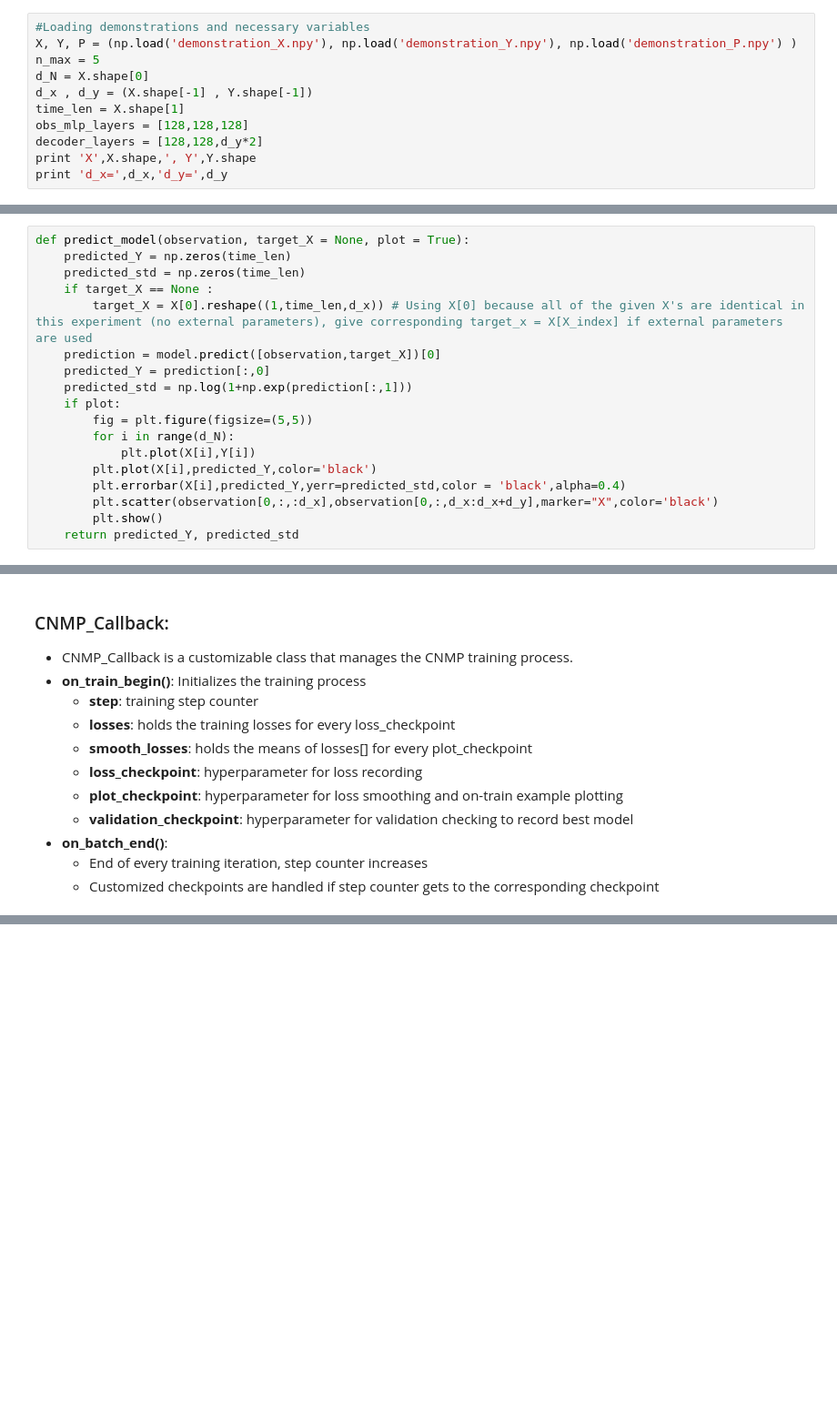
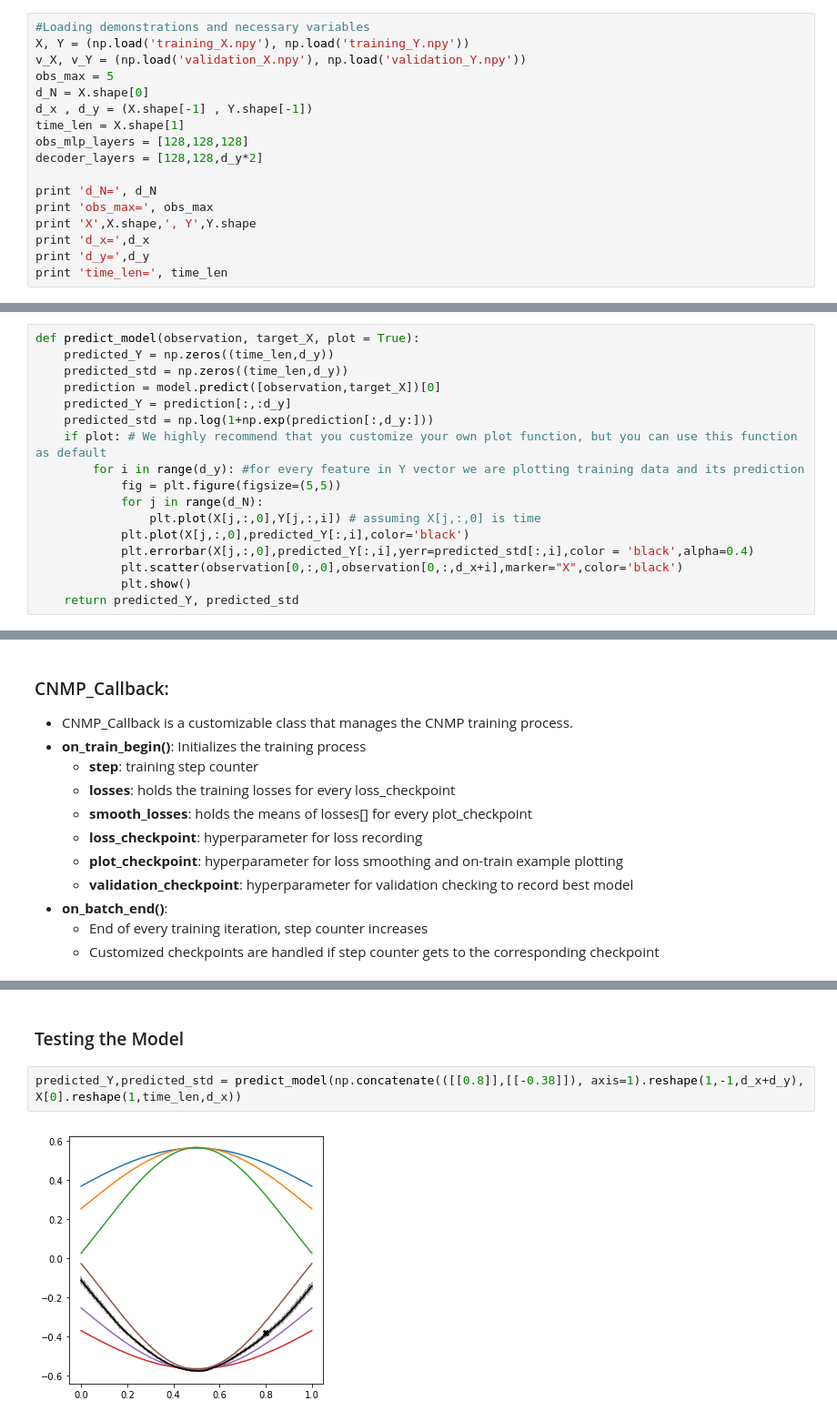
Before and after one commit to myunusseker/CNMP, a Jupyter notebook: Conditional Neural Movement Primitives.ipynb, the cells around one changed output, grey strips where cells are left out. Shown: that part at 91% size. Saved outputs shown, nothing was run; the diff lists cells and outputs as text; blank space fills up the shorter version.

```diff
--- a/Conditional Neural Movement Primitives.ipynb
+++ b/Conditional Neural Movement Primitives.ipynb
@@ -85,13 +89,19 @@ P  (6, 2)
 * <b>decoder_layers</b>: Hidden neuron numbers of the dense layers inside of the Decoder multi layer perceptron. Layer numbers can adapt to the list size. Last layer size is always 2*d_y and activation is Linear, others are ReLU activated.
 # %%
 #Loading demonstrations and necessary variables
-X, Y, P = (np.load('demonstration_X.npy'), np.load('demonstration_Y.npy'), np.load('demonstration_P.npy') )
-n_max = 5
+X, Y = (np.load('training_X.npy'), np.load('training_Y.npy'))
+v_X, v_Y = (np.load('validation_X.npy'), np.load('validation_Y.npy'))
+obs_max = 5
 d_N = X.shape[0]
 d_x , d_y = (X.shape[-1] , Y.shape[-1])
 time_len = X.shape[1]
 obs_mlp_layers = [128,128,128]
 decoder_layers = [128,128,d_y*2]
+
+print 'd_N=', d_N
+print 'obs_max=', obs_max
 print 'X',X.shape,', Y',Y.shape
-print 'd_x=',d_x,'d_y=',d_y
+print 'd_x=',d_x
+print 'd_y=',d_y
+print 'time_len=', time_len
 # %% [output]
@@ -127,22 +144,21 @@ def get_train_sample():
 * <b>plot</b>: if True, plots demonstrations and predicted distribution
 * Returns predicted means and stds
 # %%
-def predict_model(observation, target_X = None, plot = True):
-    predicted_Y = np.zeros(time_len)
-    predicted_std = np.zeros(time_len)
-    if target_X == None :
-        target_X = X[0].reshape((1,time_len,d_x)) # Using X[0] because all of the given X's are identical in this experiment (no external parameters), give corresponding target_x = X[X_index] if external parameters are used
+def predict_model(observation, target_X, plot = True):
+    predicted_Y = np.zeros((time_len,d_y))
+    predicted_std = np.zeros((time_len,d_y))
     prediction = model.predict([observation,target_X])[0]
-    predicted_Y = prediction[:,0]
-    predicted_std = np.log(1+np.exp(prediction[:,1]))
-    if plot:
-        fig = plt.figure(figsize=(5,5))
-        for i in range(d_N):
-            plt.plot(X[i],Y[i])
-        plt.plot(X[i],predicted_Y,color='black')
-        plt.errorbar(X[i],predicted_Y,yerr=predicted_std,color = 'black',alpha=0.4)
-        plt.scatter(observation[0,:,:d_x],observation[0,:,d_x:d_x+d_y],marker="X",color='black')
-        plt.show()
+    predicted_Y = prediction[:,:d_y]
+    predicted_std = np.log(1+np.exp(prediction[:,d_y:]))
+    if plot: # We highly recommend that you customize your own plot function, but you can use this function as default
+        for i in range(d_y): #for every feature in Y vector we are plotting training data and its prediction
+            fig = plt.figure(figsize=(5,5))
+            for j in range(d_N):
+                plt.plot(X[j,:,0],Y[j,:,i]) # assuming X[j,:,0] is time
+            plt.plot(X[j,:,0],predicted_Y[:,i],color='black')
+            plt.errorbar(X[j,:,0],predicted_Y[:,i],yerr=predicted_std[:,i],color = 'black',alpha=0.4)
+            plt.scatter(observation[0,:,0],observation[0,:,d_x+i],marker="X",color='black')
+            plt.show()
     return predicted_Y, predicted_std
 # %% [markdown]
 ### custom_loss():
@@ -296,0 +339,6 @@ model.fit_generator(generator(), steps_per_epoch=max_training_step, epochs=1, ve
+# %% [markdown]
+### Testing the Model
+# %%
+predicted_Y,predicted_std = predict_model(np.concatenate(([[0.8]],[[-0.38]]), axis=1).reshape(1,-1,d_x+d_y), X[0].reshape(1,time_len,d_x))
+# %% [output]
+[figure, added]
```
Also changed, not shown: parts of 12 cells of this notebook, 5 other files.
